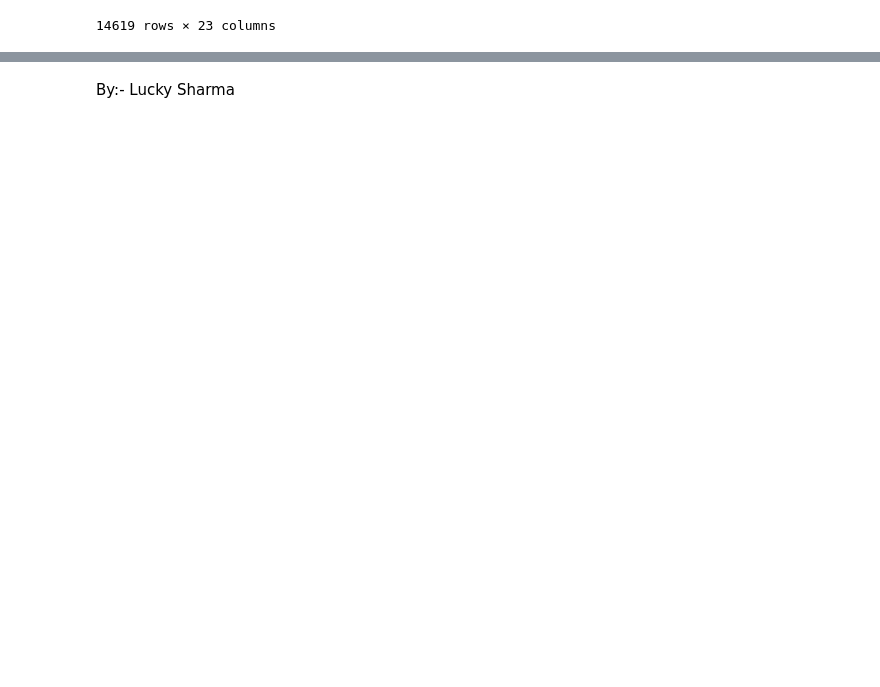
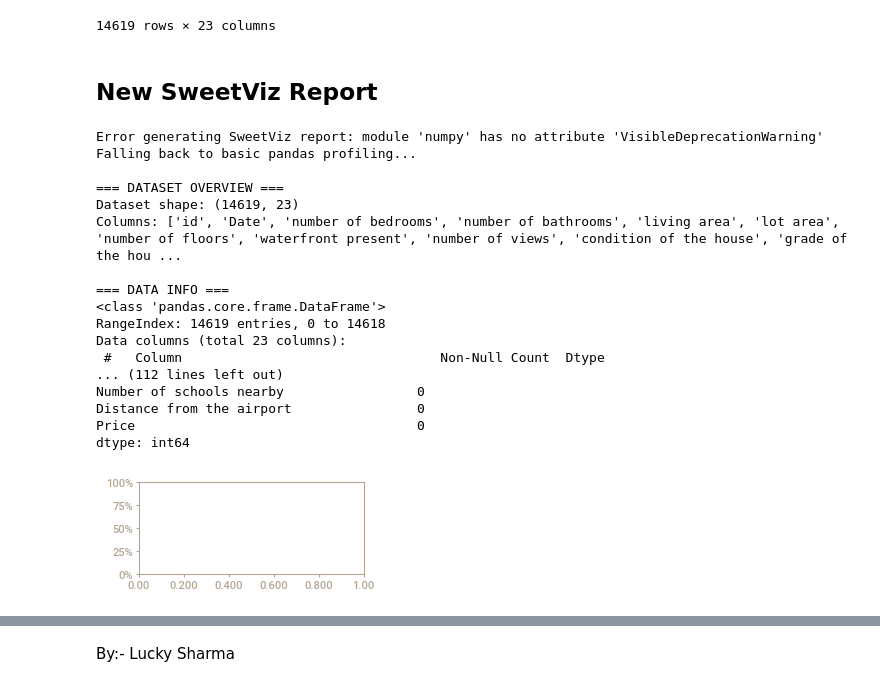
Before and after one commit to itsluckysharma01/House_Price_India-Regression_Model-ML., a Jupyter notebook: House_Price_India-Regression-ML.ipynb, the cells around one changed output, grey strips where cells are left out. Drawn from its saved outputs; the diff is of its cells as text; code cells hidden in the pictures; blank space fills up the shorter version.

```diff
--- a/House_Price_India-Regression-ML.ipynb
+++ b/House_Price_India-Regression-ML.ipynb
@@ -29,3 +54,53 @@ df
 | 14617 | 6762830709 | 42734 | 4 | 1.00 | 1030 | 6621 | 1.0 | ... |
 | 14618 | 6762831463 | 42734 | 3 | 1.00 | 900 | 4770 | 1.0 | ... |
 14619 rows × 23 columns
+# %% [markdown]
+## New SweetViz Report
+# %%
+# Generate the SweetViz report for House Price dataset
+try:
+    # Generate the report
+    report = sv.analyze(df, target_feat='Price')
+
+    # Save the report to an HTML file with a proper filename
+    report.show_html("house_price_india_report.html")
+
+    # Display the report in the Jupyter Notebook
+    report.show_notebook()
+
+    print("SweetViz report generated successfully!")
+    print("HTML report saved as: house_price_india_report.html")
+
+except Exception as e:
+    print(f"Error generating SweetViz report: {e}")
+    print("Falling back to basic pandas profiling...")
+
+    # Basic data overview as fallback
+    print("\n=== DATASET OVERVIEW ===")
+    print(f"Dataset shape: {df.shape}")
+    print(f"Columns: {list(df.columns)}")
+    print("\n=== DATA INFO ===")
+    print(df.info())
+    print("\n=== BASIC STATISTICS ===")
+    print(df.describe())
+    print("\n=== MISSING VALUES ===")
+    print(df.isnull().sum())
+# %% [output]
+Error generating SweetViz report: module 'numpy' has no attribute 'VisibleDeprecationWarning'
+Falling back to basic pandas profiling...
+
+=== DATASET OVERVIEW ===
+Dataset shape: (14619, 23)
+Columns: ['id', 'Date', 'number of bedrooms', 'number of bathrooms', 'living area', 'lot area', 'number of floors', 'waterfront present', 'number of views', 'condition of the house', 'grade of the hou ...
+
+=== DATA INFO ===
+<class 'pandas.core.frame.DataFrame'>
+RangeIndex: 14619 entries, 0 to 14618
+Data columns (total 23 columns):
+ #   Column                                 Non-Null Count  Dtype
+... (112 lines left out)
+Number of schools nearby                 0
+Distance from the airport                0
+Price                                    0
+dtype: int64
+[figure, added]
```
Also changed, not shown: parts of 35 cells of this notebook, 1 other file.
